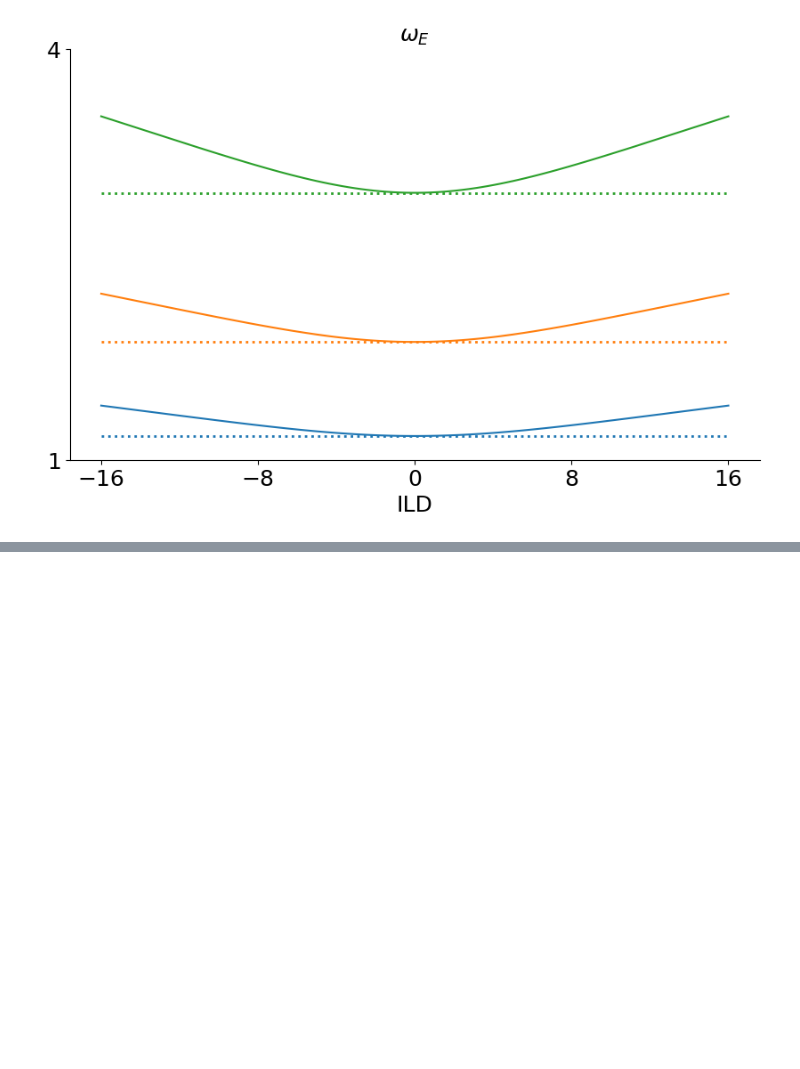
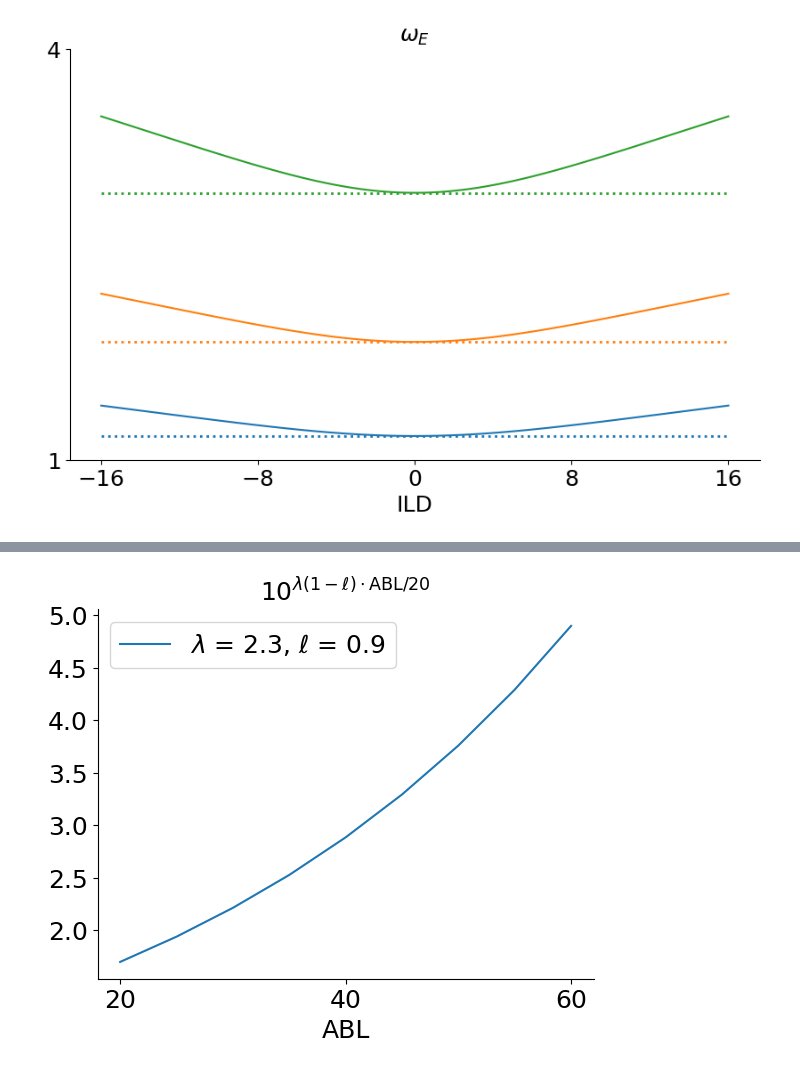
Before and after one commit to rakaar/ddm_data, a Jupyter notebook: meeting.ipynb, the cells around one changed output, grey strips where cells are left out. Cells and saved outputs as stored; diff of their text form; code cells hidden in the pictures; blank space fills up the shorter version.

```diff
--- a/meeting.ipynb
+++ b/meeting.ipynb
@@ -313,0 +385,22 @@ plt.show()
+# %%
+import numpy as np
+import matplotlib.pyplot as plt
+
+ABLs = np.arange(20, 61, 5)  # includes 20 to 60 in steps of 5
+plt.plot(ABLs, 10**(2.3 *(1-0.9) *ABLs / 20), label=r"$\lambda$ = 2.3, $\ell$ = 0.9")
+plt.title(r"$10^{\lambda (1 - \ell) \cdot \mathrm{ABL} / 20}$", fontsize=18)
+
+plt.xlabel("ABL")
+plt.xticks(fontsize=18)
+plt.xticks([20, 40, 60])
+plt.yticks(fontsize=18)
+plt.legend(fontsize=18)
+
+plt.xlabel("ABL", fontsize=18)
+# plt.yticks([1, 3])
+ax = plt.gca()
+ax.spines['top'].set_visible(False)
+ax.spines['right'].set_visible(False)
+plt.show()
+# %% [output]
+[figure, added]
```
Also changed, not shown: parts of 3 cells of this notebook.
